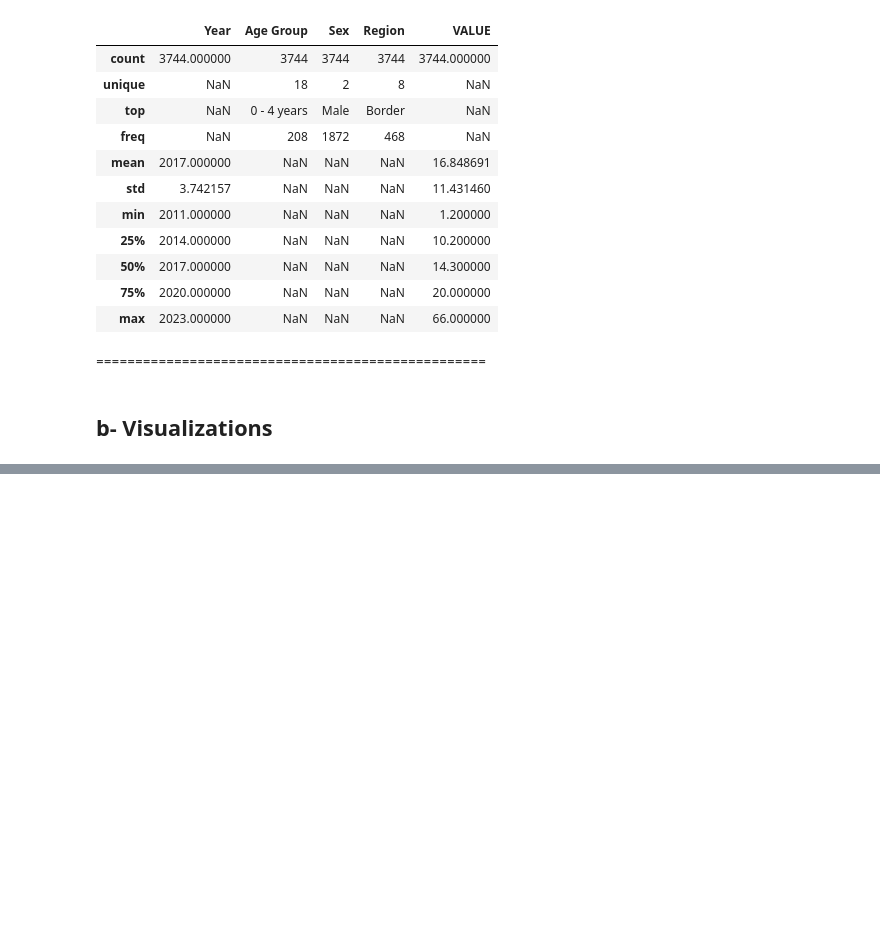
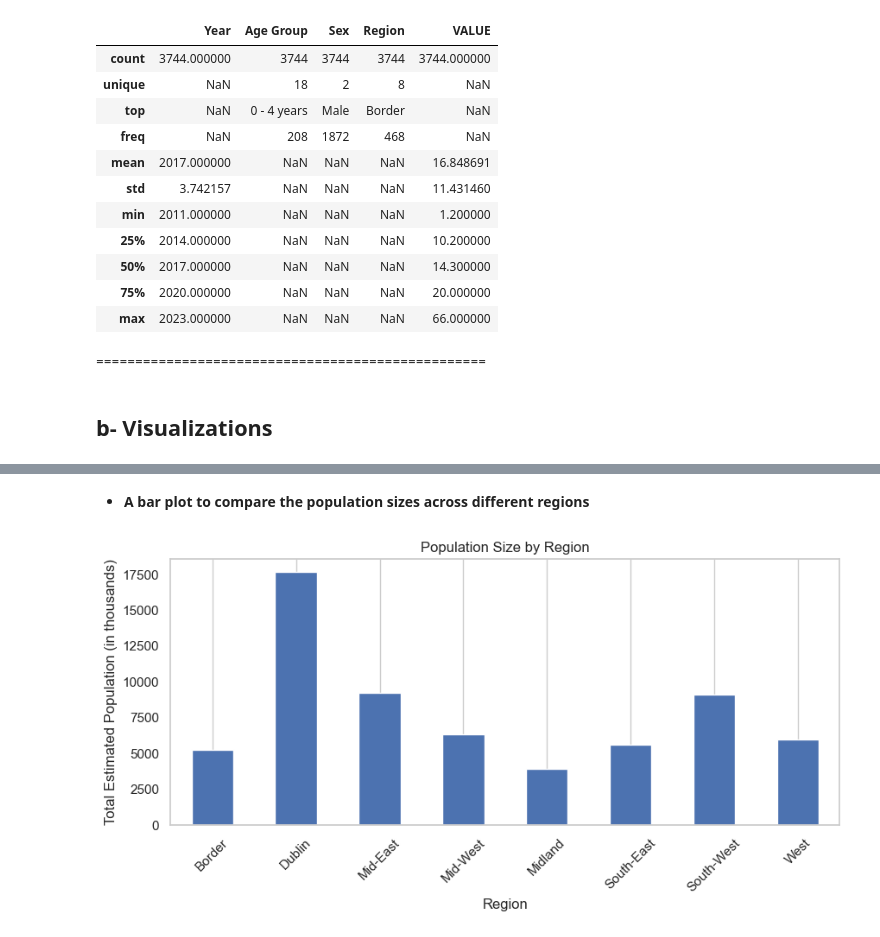
Before and after one commit to waseemmm737/Estimated_Population, a Jupyter notebook: main.ipynb, the cells around one changed output, grey strips where cells are left out. Drawn from its saved outputs; the diff is of its cells as text; code cells hidden in the pictures; blank space fills up the shorter version.

```diff
--- a/main.ipynb
+++ b/main.ipynb
@@ -147,0 +189,15 @@ Statistical Properties of Data....
+# %% [markdown]
+- **A bar plot to compare the population sizes across different regions**
+# %%
+region = data.groupby('Region')['VALUE'].sum()
+
+plt.figure(figsize=(10, 4))
+region.plot(kind='bar')
+plt.title('Population Size by Region')
+plt.xlabel('Region')
+plt.ylabel('Total Estimated Population (in thousands)')
+plt.xticks(rotation=45)
+plt.grid(axis='y')
+plt.show()
+# %% [output]
+[figure, added]
```
Also changed, not shown: parts of 10 cells of this notebook.
